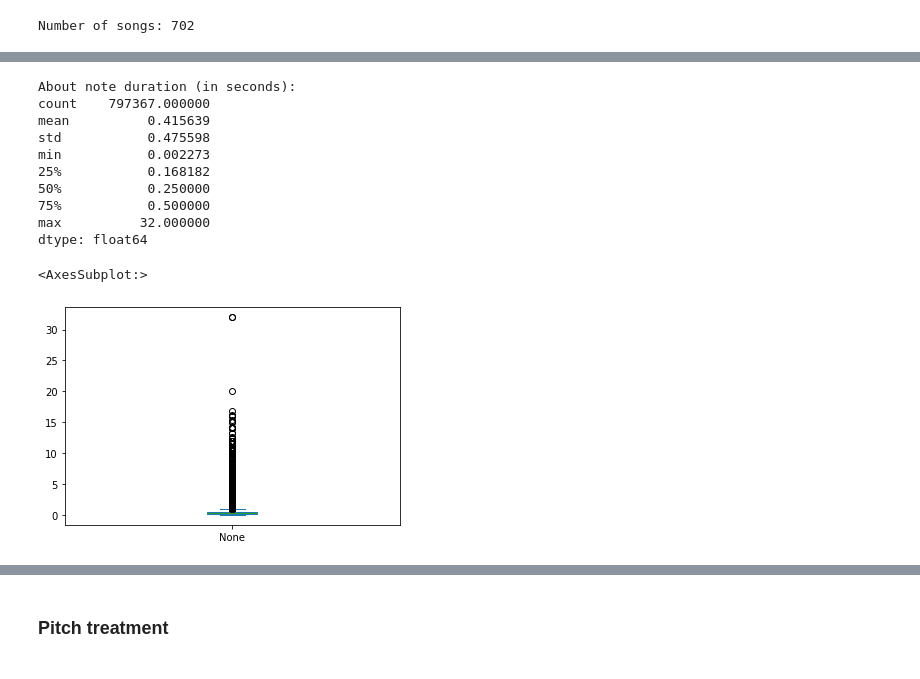
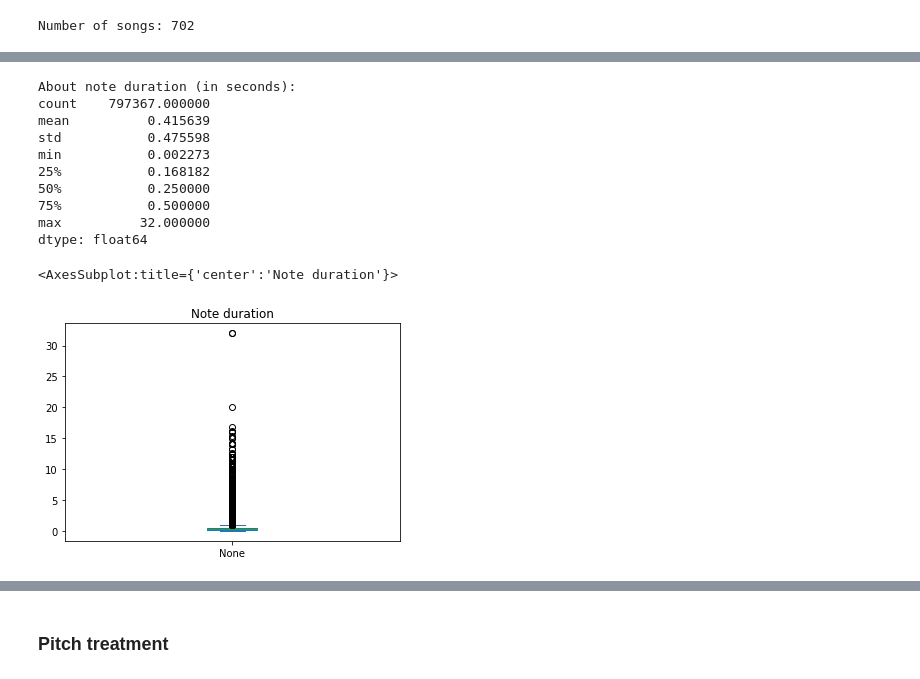
Before and after one commit to andresaar/PUC-Projeto, a Jupyter notebook: source/data_treatment.ipynb, the cells around one changed output, grey strips where cells are left out. Drawn from its saved outputs; the diff is of its cells as text; code cells hidden in the pictures.

```diff
--- a/source/data_treatment.ipynb
+++ b/source/data_treatment.ipynb
@@ -70,0 +71,15 @@ Some metrics:
+# %%
+for song in data_dict.values():
+    song['duration'] = song['end'] - song['start']
+
+    time_to_next = []
+    for note_idx in range(song.shape[0]):
+        if note_idx == (song.shape[0]-1):
+            value = 0
+        else:
+            value = song.at[note_idx+1, 'start'] - song.at[note_idx, 'start']
+        time_to_next.append(value)
+    song['time_to_next'] = time_to_next
+
+dict_key = list(data_dict.keys())[0]
+print(f'{dict_key}\n{"-"*40}\n{data_dict[dict_key]}')
@@ -96,23 +128,21 @@ number_of_notes_per_song.plot.box()
 # %%
 
 note_duration = pd.Series(dtype="float64")
 for song in data_dict.values():
-    note_duration = pd.concat([note_duration, song['end'] - song['start']])
+    note_duration = pd.concat([note_duration, song['duration']])
 print("\nAbout note duration (in seconds):")
 print(note_duration.describe())
+note_duration.plot.box(title='Note duration')
 # %% [output]
 About note duration (in seconds):
 count    797367.000000
 mean          0.415639
 std           0.475598
 min           0.002273
 25%           0.168182
 50%           0.250000
 75%           0.500000
 max          32.000000
 dtype: float64
+<AxesSubplot:title={'center':'Note duration'}>
+[figure, added]
-# %%
-note_duration.plot.box()
-# %% [output]
-<AxesSubplot:>
-[figure, removed]
```
Also changed, not shown: parts of 26 cells of this notebook, 1 other file.
